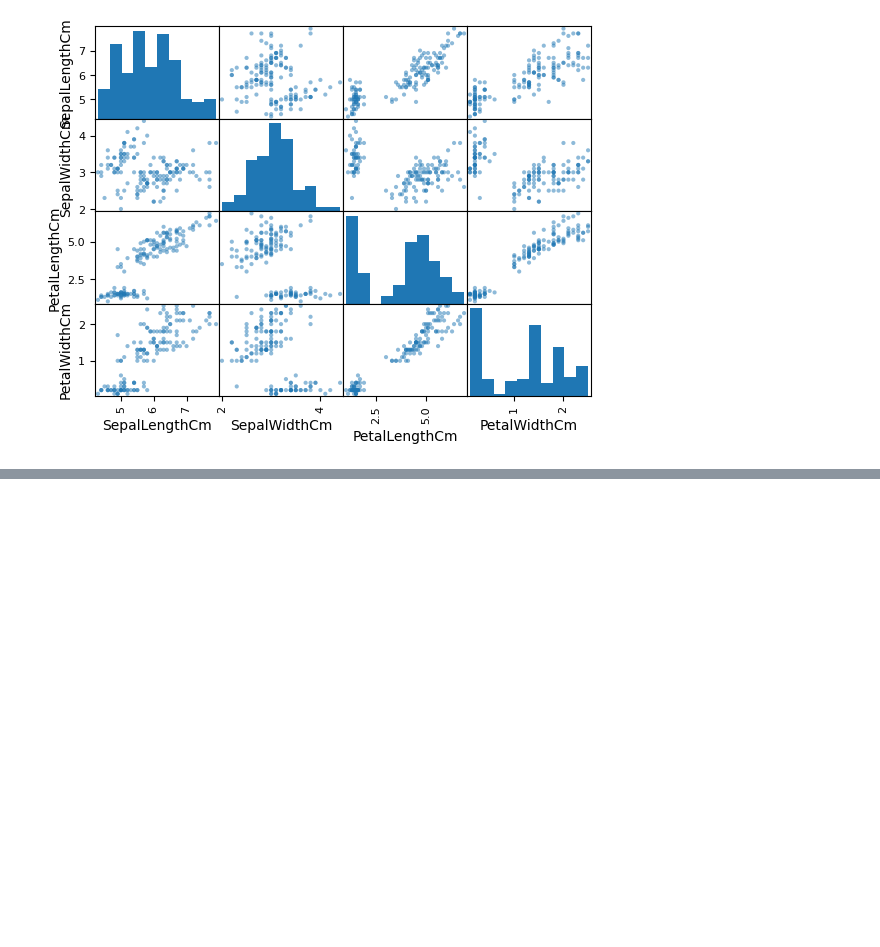
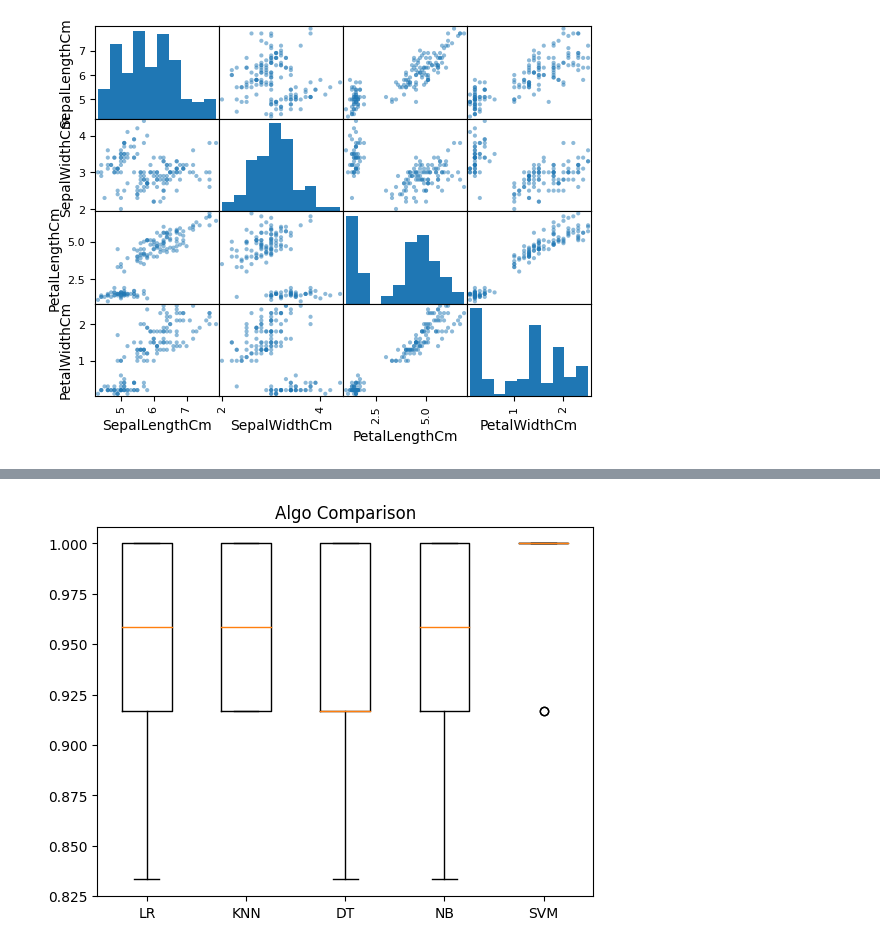
Before and after one commit to KeithMuwanguzi/python_primer, a Jupyter notebook: scikit_learn.ipynb, the cells around one changed output, grey strips where cells are left out. Cells and saved outputs as stored; diff of their text form; code cells hidden in the pictures; blank space fills up the shorter version.

```diff
--- a/scikit_learn.ipynb
+++ b/scikit_learn.ipynb
@@ -193,2 +193,9 @@ DT:0.95 (0.055277079839256664)
 NB:0.95 (0.05527707983925667)
 SVM:0.9833333333333332 (0.03333333333333335)
+# %%
+#comparing the different models (Algorithms)
+plt.boxplot(results,labels = names)
+plt.title('Algo Comparison')
+plt.show()
+# %% [output]
+[figure, added]
```
Also changed, not shown: parts of 5 cells of this notebook.
